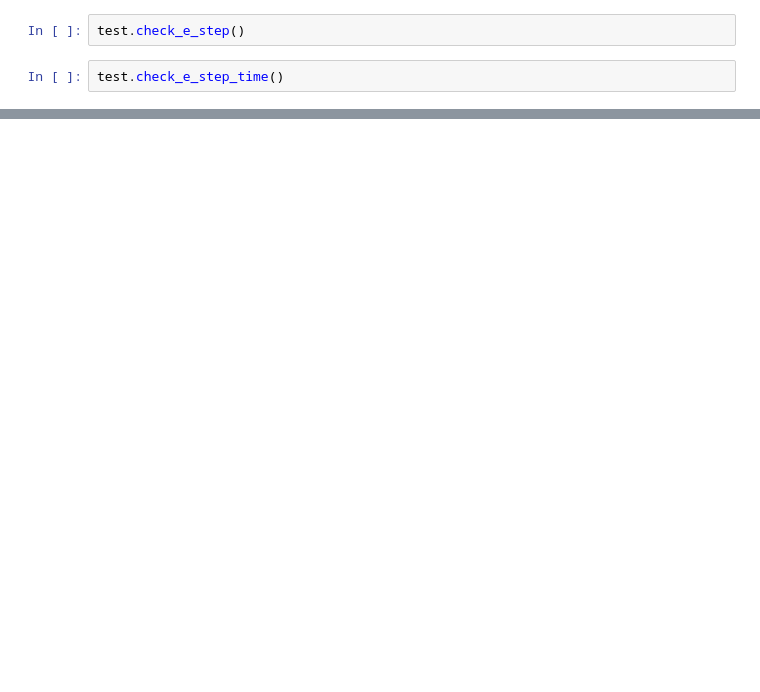
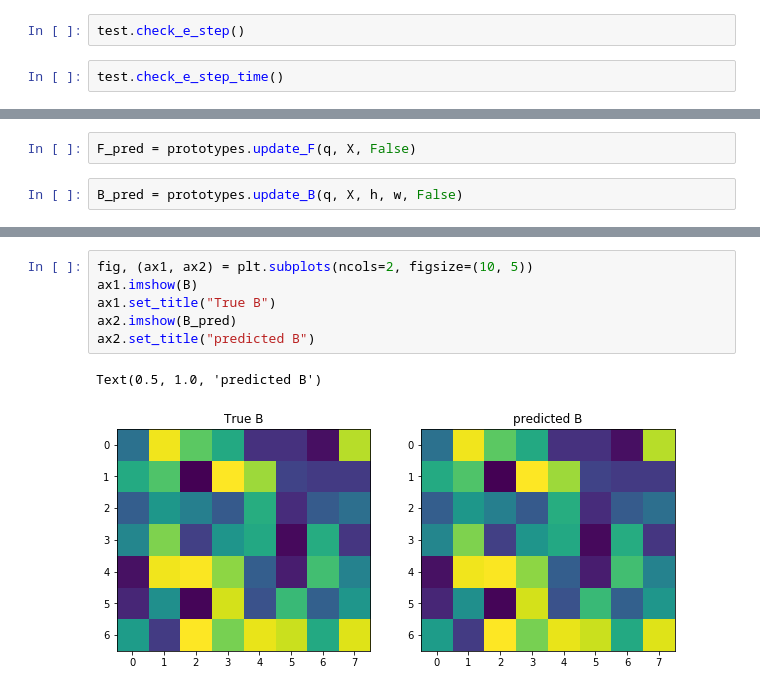
Before and after one commit to Muhamob/bmmo-2019-Fall, a Jupyter notebook: hw/practice_1/Tests.ipynb, the cells around one changed output, grey strips where cells are left out. Drawn from its saved outputs; the diff is of its cells as text; blank space fills up the shorter version.

```diff
--- a/hw/practice_1/Tests.ipynb
+++ b/hw/practice_1/Tests.ipynb
@@ -21,0 +31,4 @@ test.check_e_step_time()
+# %%
+F_pred = prototypes.update_F(q, X, False)
+# %%
+B_pred = prototypes.update_B(q, X, h, w, False)
@@ -21,0 +51,9 @@ test.check_e_step_time()
+# %%
+fig, (ax1, ax2) = plt.subplots(ncols=2, figsize=(10, 5))
+ax1.imshow(B)
+ax1.set_title("True B")
+ax2.imshow(B_pred)
+ax2.set_title("predicted B")
+# %% [output]
+Text(0.5, 1.0, 'predicted B')
+[figure, added]
```
Also changed, not shown: parts of 12 cells of this notebook, 2 other files.
